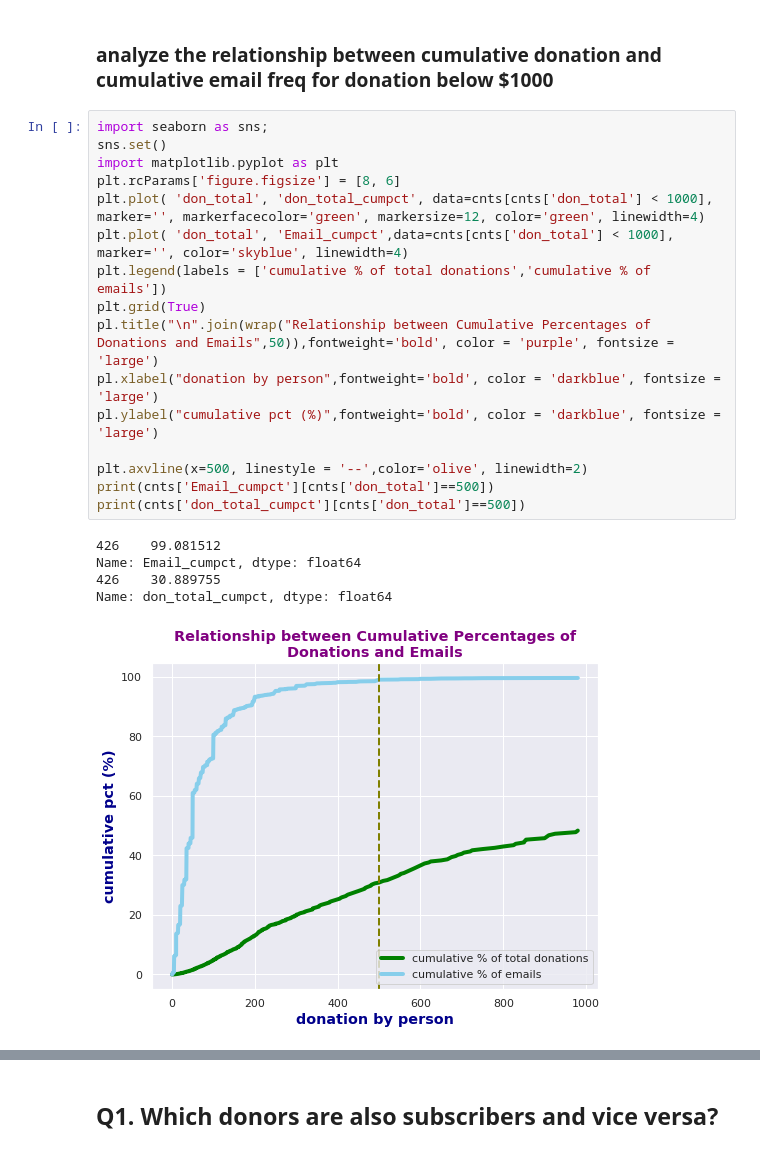
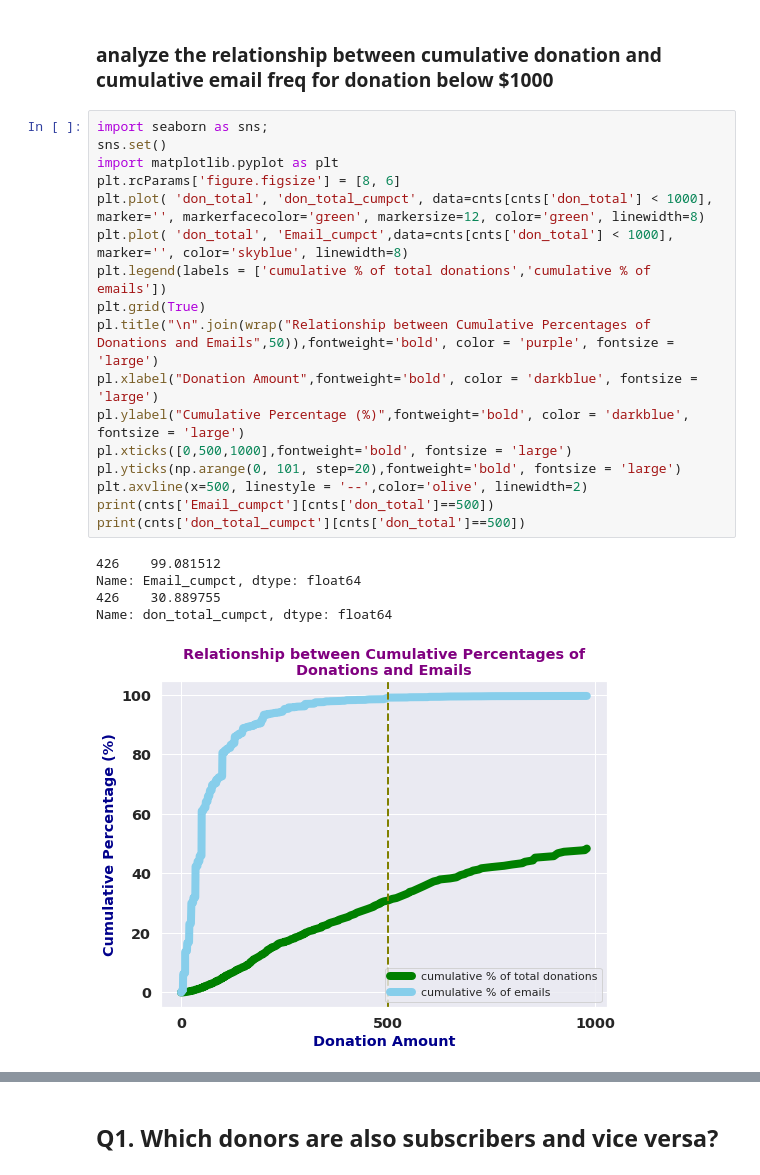
Before and after one commit to tingtingexelate/mother_jones, a Jupyter notebook: user_data/question_oriented_user_exploration.ipynb, the cells around one changed output, grey strips where cells are left out. Drawn from its saved outputs; the diff is of its cells as text.

```diff
--- a/user_data/question_oriented_user_exploration.ipynb
+++ b/user_data/question_oriented_user_exploration.ipynb
@@ -238,22 +238,23 @@ plt.axvline(x=500, linestyle = '--',color='olive', linewidth=2)
 # %%
 import seaborn as sns;
 sns.set()
 import matplotlib.pyplot as plt
 plt.rcParams['figure.figsize'] = [8, 6]
-plt.plot( 'don_total', 'don_total_cumpct', data=cnts[cnts['don_total'] < 1000], marker='', markerfacecolor='green', markersize=12, color='green', linewidth=4)
-plt.plot( 'don_total', 'Email_cumpct',data=cnts[cnts['don_total'] < 1000], marker='', color='skyblue', linewidth=4)
+plt.plot( 'don_total', 'don_total_cumpct', data=cnts[cnts['don_total'] < 1000], marker='', markerfacecolor='green', markersize=12, color='green', linewidth=8)
+plt.plot( 'don_total', 'Email_cumpct',data=cnts[cnts['don_total'] < 1000], marker='', color='skyblue', linewidth=8)
 plt.legend(labels = ['cumulative % of total donations','cumulative % of emails'])
 plt.grid(True)
 pl.title("\n".join(wrap("Relationship between Cumulative Percentages of Donations and Emails",50)),fontweight='bold', color = 'purple', fontsize = 'large')
-pl.xlabel("donation by person",fontweight='bold', color = 'darkblue', fontsize = 'large')
-pl.ylabel("cumulative pct (%)",fontweight='bold', color = 'darkblue', fontsize = 'large')
-
+pl.xlabel("Donation Amount",fontweight='bold', color = 'darkblue', fontsize = 'large')
+pl.ylabel("Cumulative Percentage (%)",fontweight='bold', color = 'darkblue', fontsize = 'large')
+pl.xticks([0,500,1000],fontweight='bold', fontsize = 'large')
+pl.yticks(np.arange(0, 101, step=20),fontweight='bold', fontsize = 'large')
 plt.axvline(x=500, linestyle = '--',color='olive', linewidth=2)
 print(cnts['Email_cumpct'][cnts['don_total']==500])
 print(cnts['don_total_cumpct'][cnts['don_total']==500])
 # %% [output]
 426    99.081512
 Name: Email_cumpct, dtype: float64
 426    30.889755
 Name: don_total_cumpct, dtype: float64
-[figure, old version]
+[figure, new version]
```
Also changed, not shown: parts of 10 cells of this notebook.
